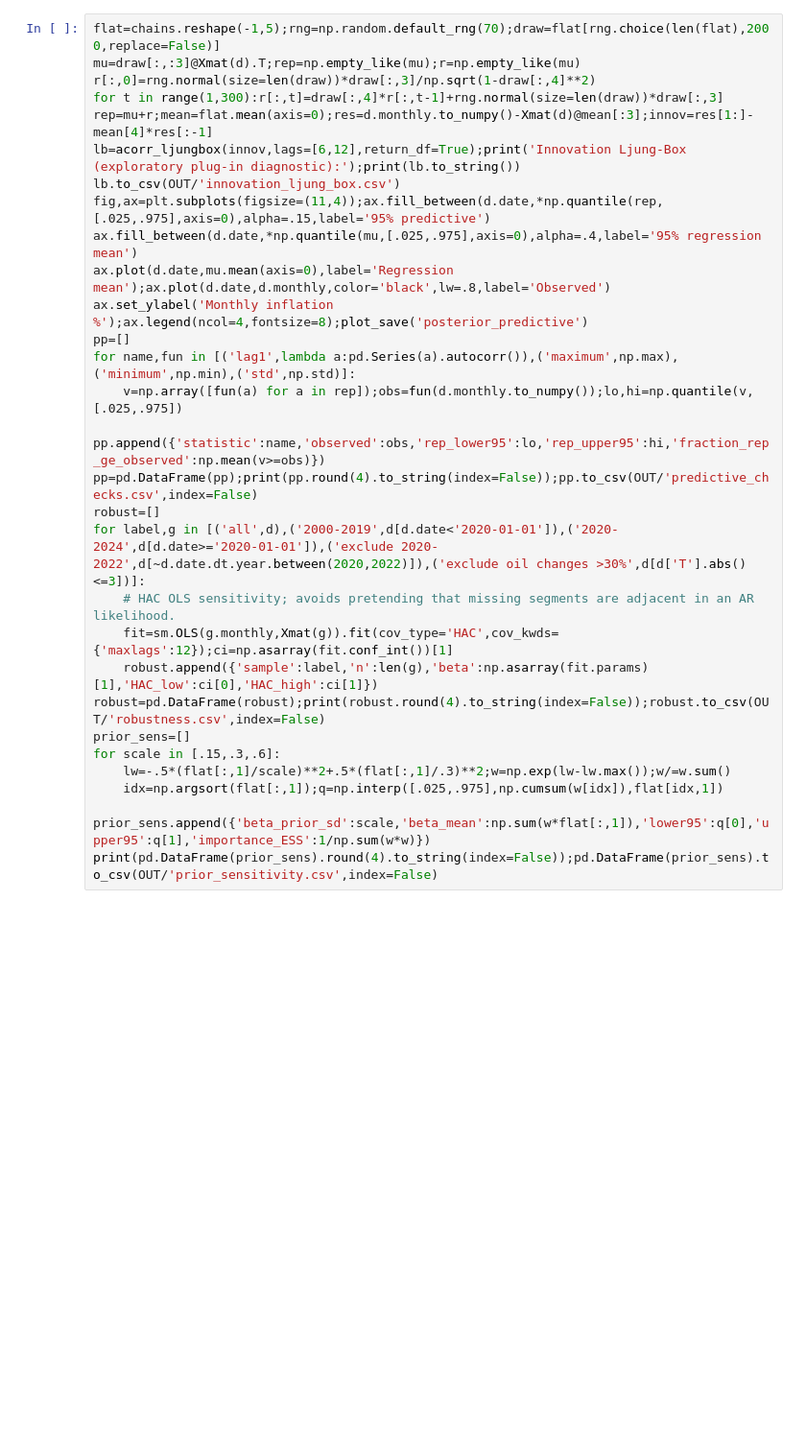
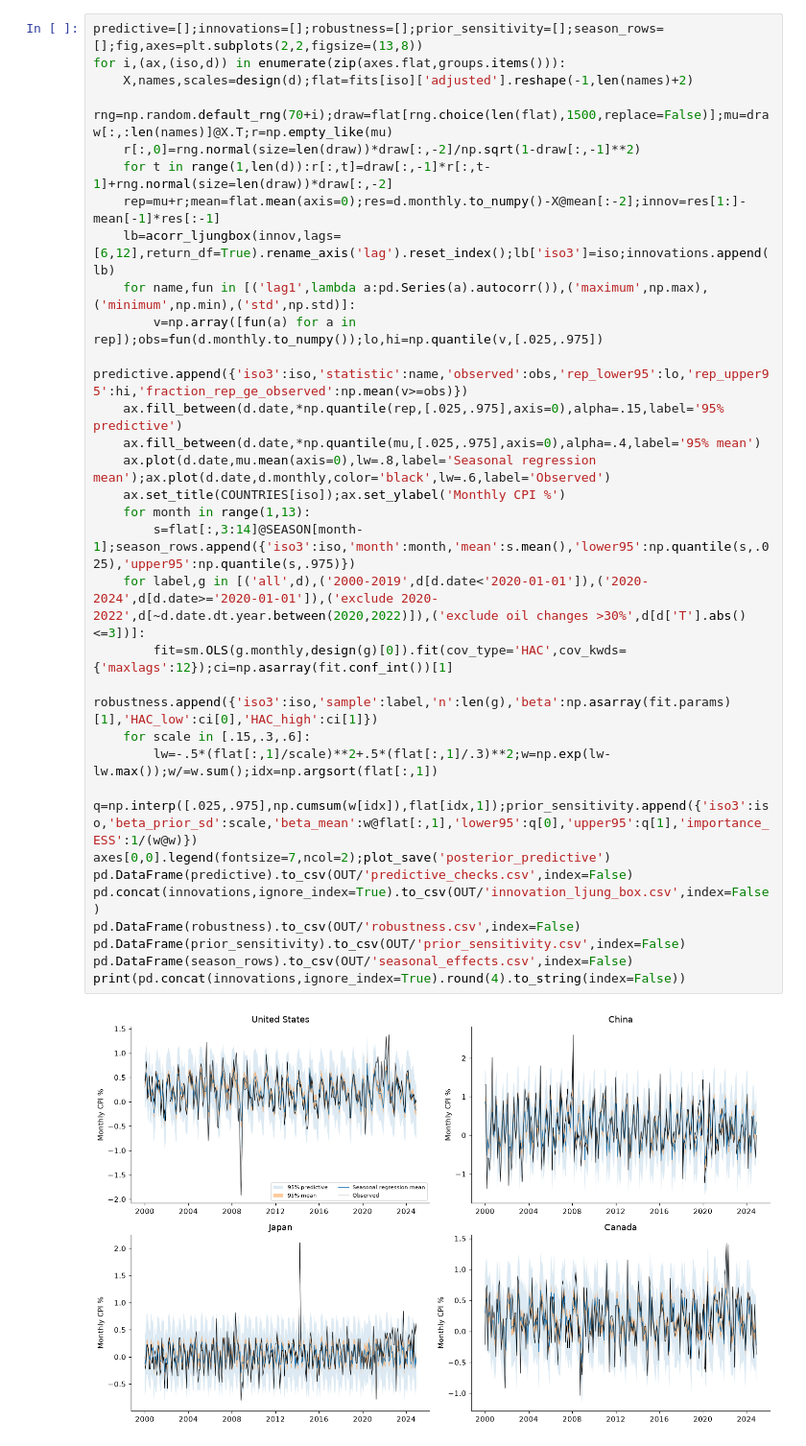
Before and after one commit to omkargadute/oil-inflation-analysis, a Jupyter notebook: notebooks/oil_inflation.ipynb, the cells around one changed output. Shown at 96% size. Cells and saved outputs as stored; diff of their text form; blank space fills up the shorter version.

```diff
--- a/notebooks/oil_inflation.ipynb
+++ b/notebooks/oil_inflation.ipynb
@@ -217,30 +305,33 @@ serial structure. Intervals shown are pointwise. AR(1) is a testable approximati
 # %%
-flat=chains.reshape(-1,5);rng=np.random.default_rng(70);draw=flat[rng.choice(len(flat),2000,replace=False)]
-mu=draw[:,:3]@Xmat(d).T;rep=np.empty_like(mu);r=np.empty_like(mu)
-r[:,0]=rng.normal(size=len(draw))*draw[:,3]/np.sqrt(1-draw[:,4]**2)
-for t in range(1,300):r[:,t]=draw[:,4]*r[:,t-1]+rng.normal(size=len(draw))*draw[:,3]
-rep=mu+r;mean=flat.mean(axis=0);res=d.monthly.to_numpy()-Xmat(d)@mean[:3];innov=res[1:]-mean[4]*res[:-1]
-lb=acorr_ljungbox(innov,lags=[6,12],return_df=True);print('Innovation Ljung-Box (exploratory plug-in diagnostic):');print(lb.to_string())
-lb.to_csv(OUT/'innovation_ljung_box.csv')
-fig,ax=plt.subplots(figsize=(11,4));ax.fill_between(d.date,*np.quantile(rep,[.025,.975],axis=0),alpha=.15,label='95% predictive')
-ax.fill_between(d.date,*np.quantile(mu,[.025,.975],axis=0),alpha=.4,label='95% regression mean')
-ax.plot(d.date,mu.mean(axis=0),label='Regression mean');ax.plot(d.date,d.monthly,color='black',lw=.8,label='Observed')
-ax.set_ylabel('Monthly inflation %');ax.legend(ncol=4,fontsize=8);plot_save('posterior_predictive')
-pp=[]
-for name,fun in [('lag1',lambda a:pd.Series(a).autocorr()),('maximum',np.max),('minimum',np.min),('std',np.std)]:
-    v=np.array([fun(a) for a in rep]);obs=fun(d.monthly.to_numpy());lo,hi=np.quantile(v,[.025,.975])
-    pp.append({'statistic':name,'observed':obs,'rep_lower95':lo,'rep_upper95':hi,'fraction_rep_ge_observed':np.mean(v>=obs)})
-pp=pd.DataFrame(pp);print(pp.round(4).to_string(index=False));pp.to_csv(OUT/'predictive_checks.csv',index=False)
-robust=[]
-for label,g in [('all',d),('2000-2019',d[d.date<'2020-01-01']),('2020-2024',d[d.date>='2020-01-01']),('exclude 2020-2022',d[~d.date.dt.year.between(2020,2022)]),('exclude oil changes >30%',d[d['T'].abs()<=3])]:
-    # HAC OLS sensitivity; avoids pretending that missing segments are adjacent in an AR likelihood.
-    fit=sm.OLS(g.monthly,Xmat(g)).fit(cov_type='HAC',cov_kwds={'maxlags':12});ci=np.asarray(fit.conf_int())[1]
-    robust.append({'sample':label,'n':len(g),'beta':np.asarray(fit.params)[1],'HAC_low':ci[0],'HAC_high':ci[1]})
-robust=pd.DataFrame(robust);print(robust.round(4).to_string(index=False));robust.to_csv(OUT/'robustness.csv',index=False)
-prior_sens=[]
-for scale in [.15,.3,.6]:
-    lw=-.5*(flat[:,1]/scale)**2+.5*(flat[:,1]/.3)**2;w=np.exp(lw-lw.max());w/=w.sum()
-    idx=np.argsort(flat[:,1]);q=np.interp([.025,.975],np.cumsum(w[idx]),flat[idx,1])
-    prior_sens.append({'beta_prior_sd':scale,'beta_mean':np.sum(w*flat[:,1]),'lower95':q[0],'upper95':q[1],'importance_ESS':1/np.sum(w*w)})
-print(pd.DataFrame(prior_sens).round(4).to_string(index=False));pd.DataFrame(prior_sens).to_csv(OUT/'prior_sensitivity.csv',index=False)
+predictive=[];innovations=[];robustness=[];prior_sensitivity=[];season_rows=[];fig,axes=plt.subplots(2,2,figsize=(13,8))
+for i,(ax,(iso,d)) in enumerate(zip(axes.flat,groups.items())):
+    X,names,scales=design(d);flat=fits[iso]['adjusted'].reshape(-1,len(names)+2)
+    rng=np.random.default_rng(70+i);draw=flat[rng.choice(len(flat),1500,replace=False)];mu=draw[:,:len(names)]@X.T;r=np.empty_like(mu)
+    r[:,0]=rng.normal(size=len(draw))*draw[:,-2]/np.sqrt(1-draw[:,-1]**2)
+    for t in range(1,len(d)):r[:,t]=draw[:,-1]*r[:,t-1]+rng.normal(size=len(draw))*draw[:,-2]
+    rep=mu+r;mean=flat.mean(axis=0);res=d.monthly.to_numpy()-X@mean[:-2];innov=res[1:]-mean[-1]*res[:-1]
+    lb=acorr_ljungbox(innov,lags=[6,12],return_df=True).rename_axis('lag').reset_index();lb['iso3']=iso;innovations.append(lb)
+    for name,fun in [('lag1',lambda a:pd.Series(a).autocorr()),('maximum',np.max),('minimum',np.min),('std',np.std)]:
+        v=np.array([fun(a) for a in rep]);obs=fun(d.monthly.to_numpy());lo,hi=np.quantile(v,[.025,.975])
+        predictive.append({'iso3':iso,'statistic':name,'observed':obs,'rep_lower95':lo,'rep_upper95':hi,'fraction_rep_ge_observed':np.mean(v>=obs)})
+    ax.fill_between(d.date,*np.quantile(rep,[.025,.975],axis=0),alpha=.15,label='95% predictive')
+    ax.fill_between(d.date,*np.quantile(mu,[.025,.975],axis=0),alpha=.4,label='95% mean')
+    ax.plot(d.date,mu.mean(axis=0),lw=.8,label='Seasonal regression mean');ax.plot(d.date,d.monthly,color='black',lw=.6,label='Observed')
+    ax.set_title(COUNTRIES[iso]);ax.set_ylabel('Monthly CPI %')
+    for month in range(1,13):
+        s=flat[:,3:14]@SEASON[month-1];season_rows.append({'iso3':iso,'month':month,'mean':s.mean(),'lower95':np.quantile(s,.025),'upper95':np.quantile(s,.975)})
+    for label,g in [('all',d),('2000-2019',d[d.date<'2020-01-01']),('2020-2024',d[d.date>='2020-01-01']),('exclude 2020-2022',d[~d.date.dt.year.between(2020,2022)]),('exclude oil changes >30%',d[d['T'].abs()<=3])]:
+        fit=sm.OLS(g.monthly,design(g)[0]).fit(cov_type='HAC',cov_kwds={'maxlags':12});ci=np.asarray(fit.conf_int())[1]
+        robustness.append({'iso3':iso,'sample':label,'n':len(g),'beta':np.asarray(fit.params)[1],'HAC_low':ci[0],'HAC_high':ci[1]})
+    for scale in [.15,.3,.6]:
+        lw=-.5*(flat[:,1]/scale)**2+.5*(flat[:,1]/.3)**2;w=np.exp(lw-lw.max());w/=w.sum();idx=np.argsort(flat[:,1])
+        q=np.interp([.025,.975],np.cumsum(w[idx]),flat[idx,1]);prior_sensitivity.append({'iso3':iso,'beta_prior_sd':scale,'beta_mean':w@flat[:,1],'lower95':q[0],'upper95':q[1],'importance_ESS':1/(w@w)})
+axes[0,0].legend(fontsize=7,ncol=2);plot_save('posterior_predictive')
+pd.DataFrame(predictive).to_csv(OUT/'predictive_checks.csv',index=False)
+pd.concat(innovations,ignore_index=True).to_csv(OUT/'innovation_ljung_box.csv',index=False)
+pd.DataFrame(robustness).to_csv(OUT/'robustness.csv',index=False)
+pd.DataFrame(prior_sensitivity).to_csv(OUT/'prior_sensitivity.csv',index=False)
+pd.DataFrame(season_rows).to_csv(OUT/'seasonal_effects.csv',index=False)
+print(pd.concat(innovations,ignore_index=True).round(4).to_string(index=False))
 # %% [output]
+[figure, new version]
```
Also changed, not shown: parts of 28 cells of this notebook, 38 other files.
